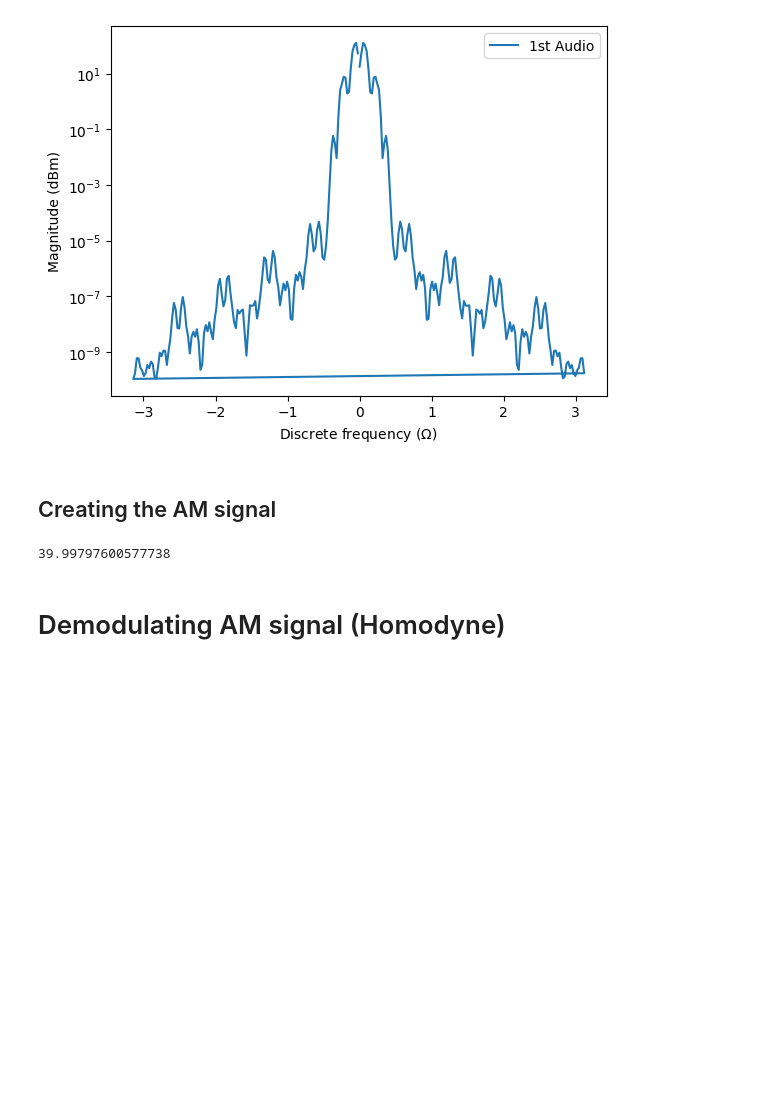
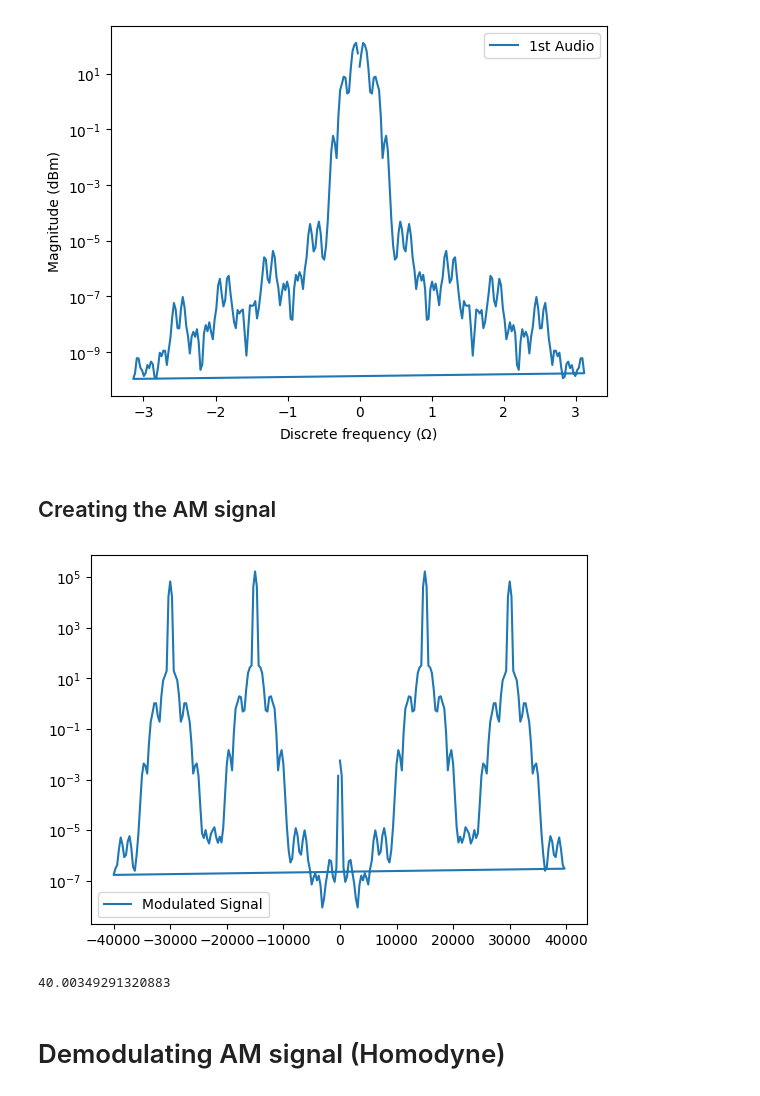
Before and after one commit to cleversonahum/digital_transmission_codes, a Jupyter notebook: codes/am-exercise-1.ipynb, the cells around one changed output. Drawn from its saved outputs; the diff is of its cells as text; code cells hidden in the pictures; blank space fills up the shorter version.

Commit message:
fixing undersampling carrier

```diff
--- a/codes/am-exercise-1.ipynb
+++ b/codes/am-exercise-1.ipynb
@@ -285,14 +285,21 @@ plt.show()
 ## Creating the AM signal
 # %%
 # Multiplexing signals x1 and x2 into x considering carrier frequencies 610kHz and 620kHz, respectively
-carrier_if = 600e3
-carriers = np.array([610, 620]) * 1e3
+carriers = np.array([15, 30]) * 1e3
 h = 0.5
 n = np.arange(0, t, 1/Fs_tx)
 A1 = np.max(np.abs(audio1_resampled))/h
 A2 = np.max(np.abs(audio2_resampled))/h
 phase = np.pi
 x = (A1+audio1_resampled)*np.cos(2*np.pi*n*carriers[0]+phase)+(A2+audio2_resampled)*np.cos(2*np.pi*n*carriers[1]+phase)
+# %%
+fmodx, ymodx = signal.welch(x, Fs_tx, return_onesided=False)
+plt.figure()
+plt.semilogy(fmodx, ymodx, label="Modulated Signal")
+plt.legend()
+plt.show()
+# %% [output]
+[figure, added]
 # %%
 # Creating a noise in according to SNR value and inserting into signal x
 SNR_db = 40
@@ -302,7 +309,7 @@ noise_power = np.mean(np.power(noise,2))
 rx = x+noise
 print(10*np.log10(power_x/noise_power))
 # %% [output]
-39.99797600577738
+40.00349291320883
 # %% [markdown]
 # Demodulating AM signal (Homodyne)
 # %%
```
Also changed, not shown: parts of 1 cell of this notebook.
